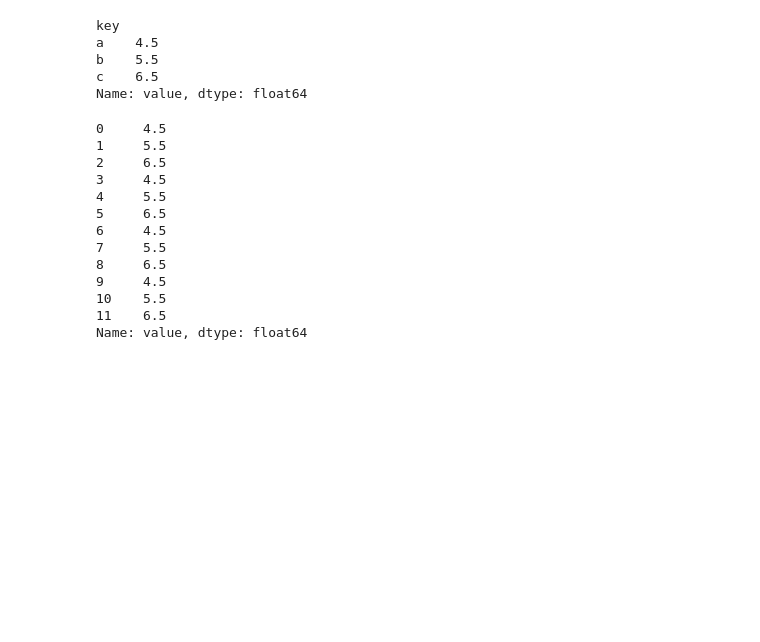
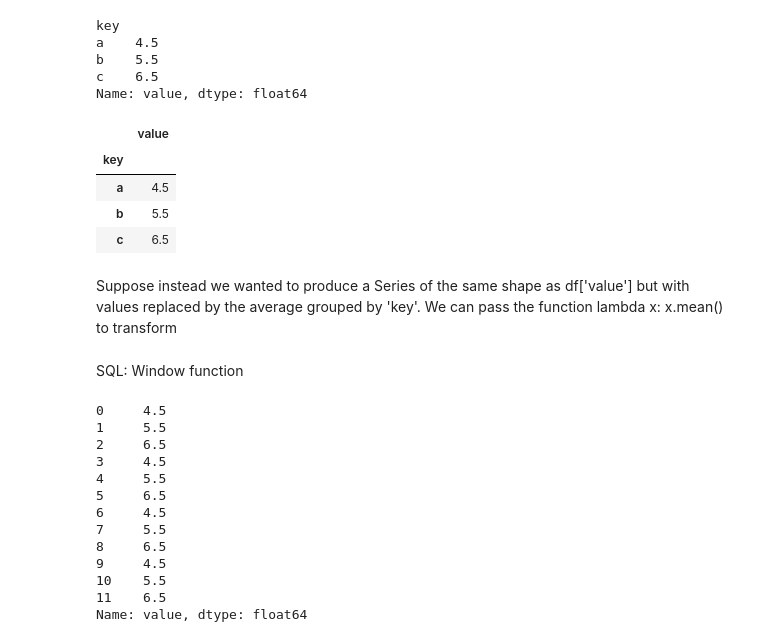
Before and after one commit to BoyuanLi-Steven/Python-For-Data-Analysis-2nd, a Jupyter notebook: Chapter 12. Advanced pandas.ipynb, the cells around one changed output. Saved outputs shown, nothing was run; the diff lists cells and outputs as text; code cells hidden in the pictures; blank space fills up the shorter version.

```diff
--- a/Chapter 12. Advanced pandas.ipynb
+++ b/Chapter 12. Advanced pandas.ipynb
@@ -346,4 +395,16 @@ a    4.5
 b    5.5
 c    6.5
 Name: value, dtype: float64
+# %%
+df.groupby('key').mean()
+# %% [output]
+|  | value |
+| key |  |
+| a | 4.5 |
+| b | 5.5 |
+| c | 6.5 |
+# %% [markdown]
+Suppose instead we wanted to produce a Series of the same shape as df['value'] but with values replaced by the average grouped by 'key'. We can pass the function lambda x: x.mean() to transform
+# %% [markdown]
+SQL: Window function
 # %%
```
Also changed, not shown: parts of 35 cells of this notebook.
